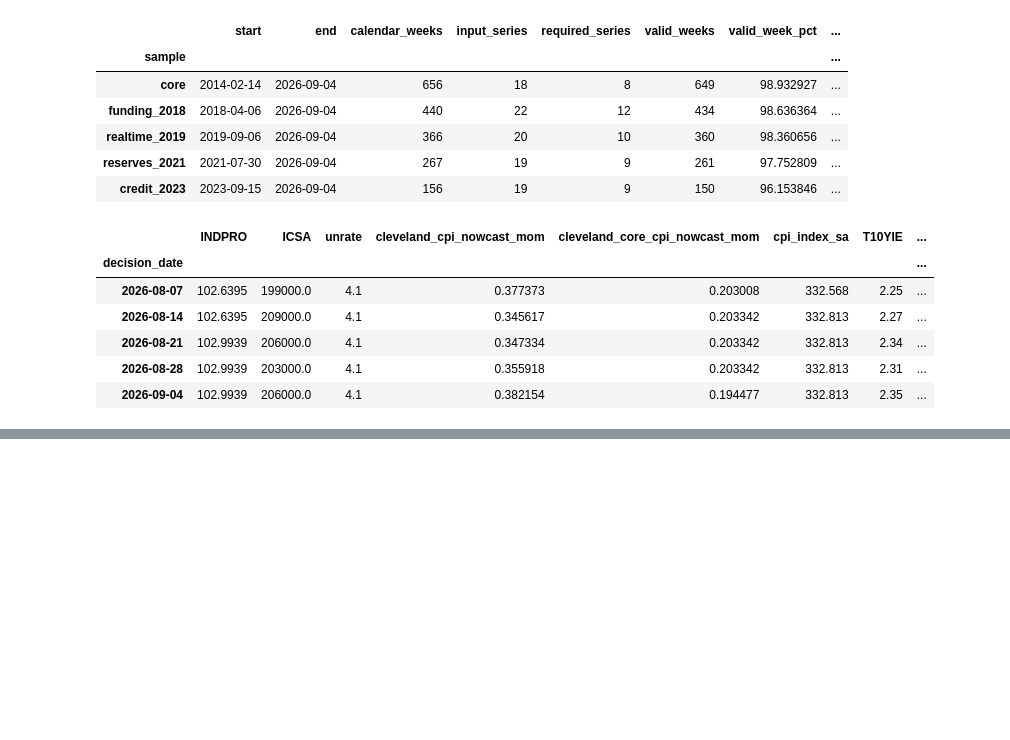
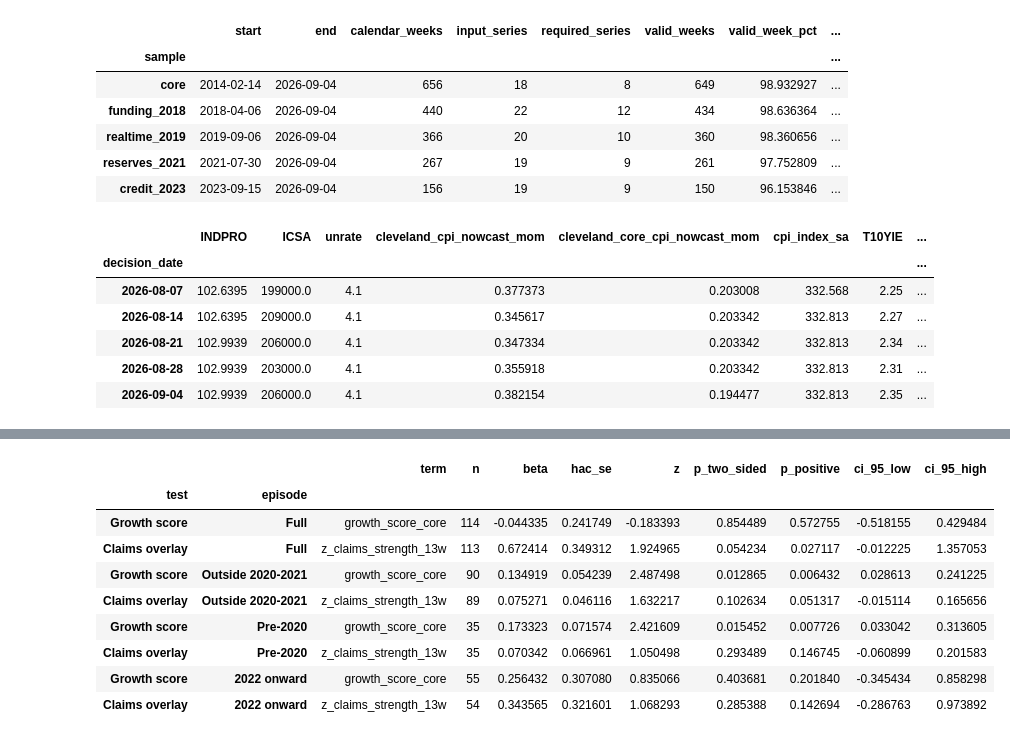
Before and after one commit to Yzc20060417/Systematic-Equities, a Jupyter notebook: Feature_Engineering.ipynb, the cells around one changed output, grey strips where cells are left out. Saved outputs shown, nothing was run; the diff lists cells and outputs as text; code cells hidden in the pictures; blank space fills up the shorter version.

```diff
--- a/Feature_Engineering.ipynb
+++ b/Feature_Engineering.ipynb
@@ -220,0 +2050,86 @@ Loaded snapshot as_of_2026-09-10 | core panel 656 × 18
+# %%
+# ============================================================
+# Test 5: episode sensitivity
+# ============================================================
+
+GROWTH_EPISODE_SAMPLES = {
+    "Full": growth_monthly_test_panel,
+    "Outside 2020-2021": (
+        growth_monthly_test_panel.loc[
+            ~growth_monthly_test_panel.index.year.isin(
+                [2020, 2021]
+            )
+        ]
+    ),
+    "Pre-2020": (
+        growth_monthly_test_panel.loc[
+            growth_monthly_test_panel.index.year < 2020
+        ]
+    ),
+    "2022 onward": (
+        growth_monthly_test_panel.loc[
+            growth_monthly_test_panel.index.year >= 2022
+        ]
+    ),
+}
+
+episode_rows = []
+
+for episode_name, episode_data in (
+    GROWTH_EPISODE_SAMPLES.items()
+):
+    for test_name, regressors, term in [
+        (
+            "Growth score",
+            [
+                "ip_growth_known_1m",
+                "growth_score_core",
+            ],
+            "growth_score_core",
+        ),
+        (
+            "Claims overlay",
+            [
+                "ip_growth_known_1m",
+                "growth_score_core",
+                "z_claims_strength_13w",
+            ],
+            "z_claims_strength_13w",
+        ),
+    ]:
+        sample, fit, covariance, table = (
+            fit_calendar_hac(
+                episode_data,
+                dependent="ip_growth_first_1m",
+                regressors=regressors,
+                hac_months=6,
+            )
+        )
+
+        episode_rows.append(
+            {
+                "episode": episode_name,
+                "test": test_name,
+                "term": term,
+                "n": len(sample),
+                **table.loc[term].to_dict(),
+            }
+        )
+
+growth_episode_test_results = (
+    pd.DataFrame(episode_rows)
+    .set_index(["test", "episode"])
+)
+
+display(growth_episode_test_results)
+# %% [output]
+|  |  | term | n | beta | hac_se | z | p_two_sided | p_positive | ci_95_low | ci_95_high |
+| test | episode |  |  |  |  |  |  |  |  |  |
+| Growth score | Full | growth_score_core | 114 | -0.044335 | 0.241749 | -0.183393 | 0.854489 | 0.572755 | -0.518155 | 0.429484 |
+| Claims overlay | Full | z_claims_strength_13w | 113 | 0.672414 | 0.349312 | 1.924965 | 0.054234 | 0.027117 | -0.012225 | 1.357053 |
+| Growth score | Outside 2020-2021 | growth_score_core | 90 | 0.134919 | 0.054239 | 2.487498 | 0.012865 | 0.006432 | 0.028613 | 0.241225 |
+| Claims overlay | Outside 2020-2021 | z_claims_strength_13w | 89 | 0.075271 | 0.046116 | 1.632217 | 0.102634 | 0.051317 | -0.015114 | 0.165656 |
+| Growth score | Pre-2020 | growth_score_core | 35 | 0.173323 | 0.071574 | 2.421609 | 0.015452 | 0.007726 | 0.033042 | 0.313605 |
+| Claims overlay | Pre-2020 | z_claims_strength_13w | 35 | 0.070342 | 0.066961 | 1.050498 | 0.293489 | 0.146745 | -0.060899 | 0.201583 |
+| Growth score | 2022 onward | growth_score_core | 55 | 0.256432 | 0.307080 | 0.835066 | 0.403681 | 0.201840 | -0.345434 | 0.858298 |
+| Claims overlay | 2022 onward | z_claims_strength_13w | 54 | 0.343565 | 0.321601 | 1.068293 | 0.285388 | 0.142694 | -0.286763 | 0.973892 |
```
Also changed, not shown: parts of 19 cells of this notebook.
